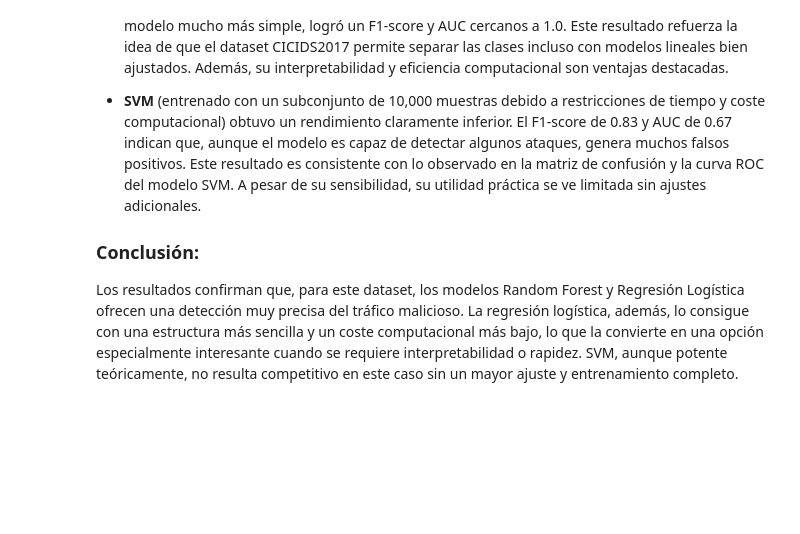
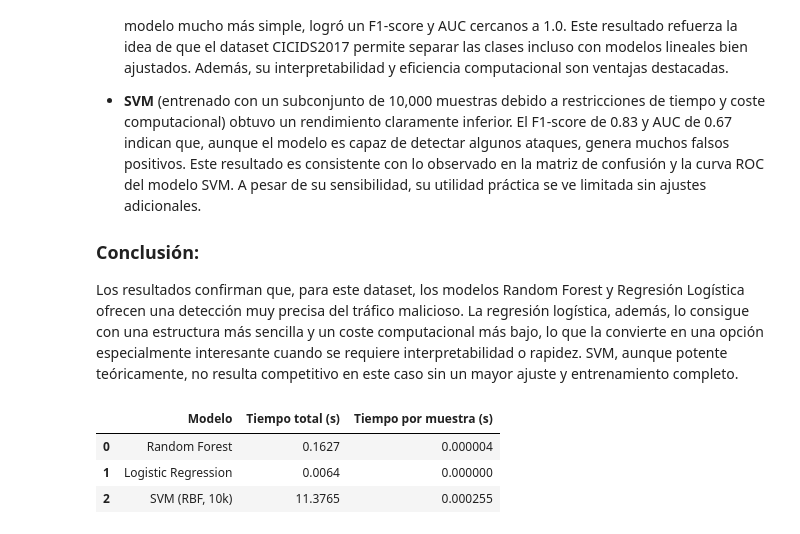
Before and after one commit to AlfonsoGalocha/TFG, a Jupyter notebook: scripts/Evaluacion_Eficiencia.ipynb, the cells around one changed output. Cells and saved outputs as stored; diff of their text form; code cells hidden in the pictures; blank space fills up the shorter version.

```diff
--- a/scripts/Evaluacion_Eficiencia.ipynb
+++ b/scripts/Evaluacion_Eficiencia.ipynb
@@ -103,3 +103,29 @@ La siguiente tabla muestra los resultados de evaluación obtenidos por los tres
 ### Conclusión:
 
 Los resultados confirman que, para este dataset, los modelos Random Forest y Regresión Logística ofrecen una detección muy precisa del tráfico malicioso. La regresión logística, además, lo consigue con una estructura más sencilla y un coste computacional más bajo, lo que la convierte en una opción especialmente interesante cuando se requiere interpretabilidad o rapidez. SVM, aunque potente teóricamente, no resulta competitivo en este caso sin un mayor ajuste y entrenamiento completo.
+# %%
+import time
+
+# Función para calcular tiempo total y promedio por muestra
+def medir_tiempo_inferencia(modelo, X_test):
+    inicio = time.time()
+    _ = modelo.predict(X_test)
+    fin = time.time()
+    tiempo_total = fin - inicio
+    tiempo_promedio = tiempo_total / len(X_test)
+    return round(tiempo_total, 4), round(tiempo_promedio, 6)
+
+# Ejecutar mediciones
+tiempos = []
+for nombre, modelo in [("Random Forest", rf_model), ("Logistic Regression", lr_model), ("SVM (RBF, 10k)", svm_model)]:
+    total, promedio = medir_tiempo_inferencia(modelo, X_test)
+    tiempos.append((nombre, total, promedio))
+
+# Crear tabla con resultados
+df_tiempos = pd.DataFrame(tiempos, columns=["Modelo", "Tiempo total (s)", "Tiempo por muestra (s)"])
+display(df_tiempos)
+# %% [output]
+|  | Modelo | Tiempo total (s) | Tiempo por muestra (s) |
+| 0 | Random Forest | 0.1627 | 0.000004 |
+| 1 | Logistic Regression | 0.0064 | 0.000000 |
+| 2 | SVM (RBF, 10k) | 11.3765 | 0.000255 |
```
Also changed, not shown: parts of 3 cells of this notebook, 4 other files.
